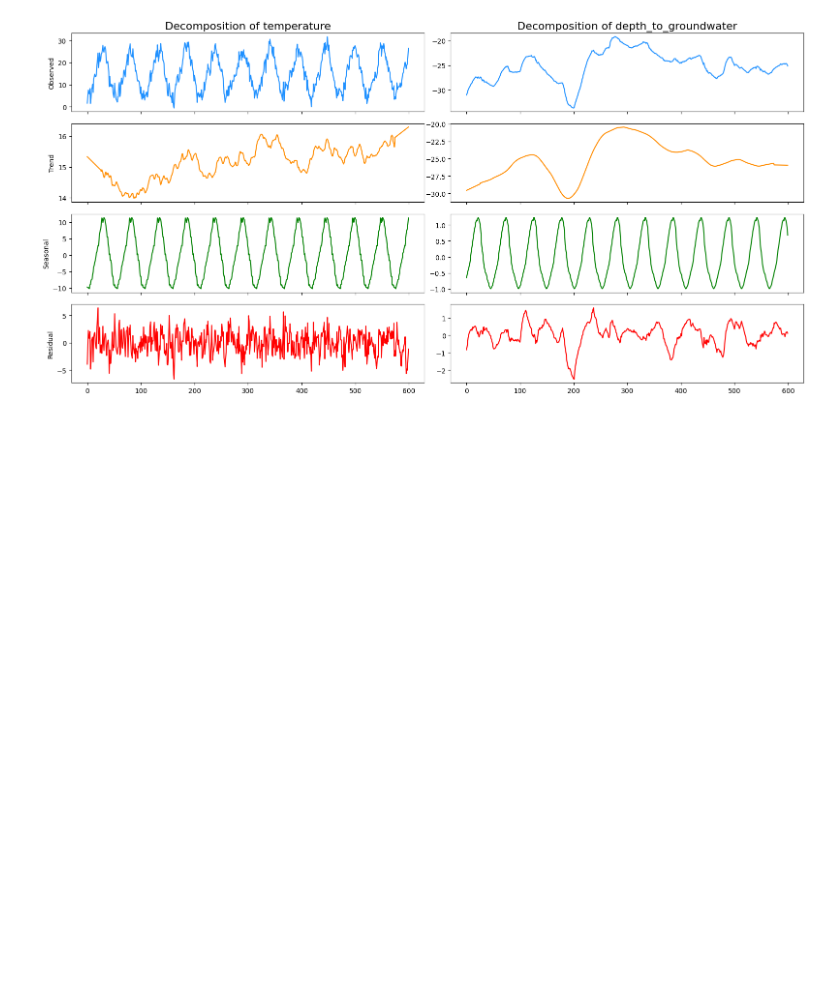
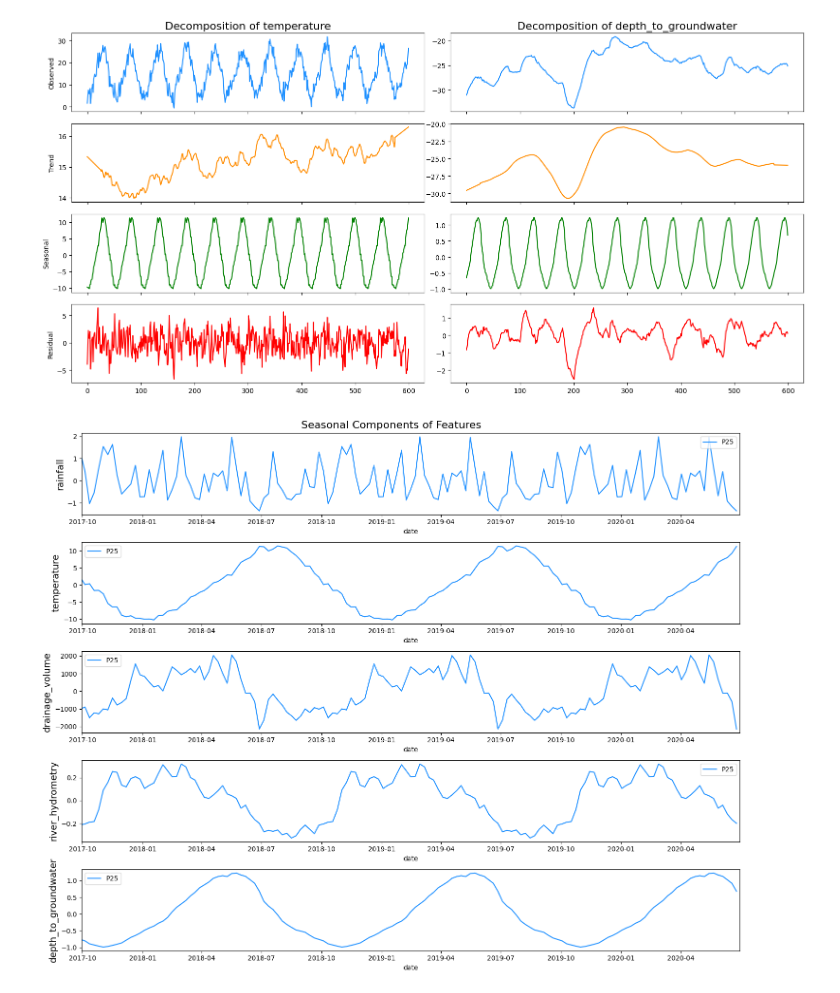
Before and after one commit to rober12345/time-series-project-tutorial, a Jupyter notebook: solutionRobUgalde.ipynb, the cells around one changed output. Saved outputs shown, nothing was run; the diff lists cells and outputs as text; code cells hidden in the pictures; blank space fills up the shorter version.

```diff
--- a/solutionRobUgalde.ipynb
+++ b/solutionRobUgalde.ipynb
@@ -713,3 +713,25 @@ plt.tight_layout()
 plt.show()
 # %% [output]
 [figure]
+# %%
+weeks_in_month = 4
+
+for column in core_columns:
+    df[f'{column}_seasonal_shift_b_2m'] = df[f'{column}_seasonal'].shift(-2 * weeks_in_month)
+    df[f'{column}_seasonal_shift_b_1m'] = df[f'{column}_seasonal'].shift(-1 * weeks_in_month)
+    df[f'{column}_seasonal_shift_1m'] = df[f'{column}_seasonal'].shift(1 * weeks_in_month)
+    df[f'{column}_seasonal_shift_2m'] = df[f'{column}_seasonal'].shift(2 * weeks_in_month)
+    df[f'{column}_seasonal_shift_3m'] = df[f'{column}_seasonal'].shift(3 * weeks_in_month)
+# %%
+f, ax = plt.subplots(nrows=5, ncols=1, figsize=(15, 12))
+f.suptitle('Seasonal Components of Features', fontsize=16)
+
+for i, column in enumerate(core_columns):
+    sns.lineplot(x=df['date'], y=df[column + '_seasonal'], ax=ax[i], color='dodgerblue', label='P25')
+    ax[i].set_ylabel(ylabel=column, fontsize=14)
+    ax[i].set_xlim([date(2017, 9, 30), date(2020, 6, 30)])
+
+plt.tight_layout()
+plt.show()
+# %% [output]
+[figure, added]
```
Also changed, not shown: parts of 16 cells of this notebook.
